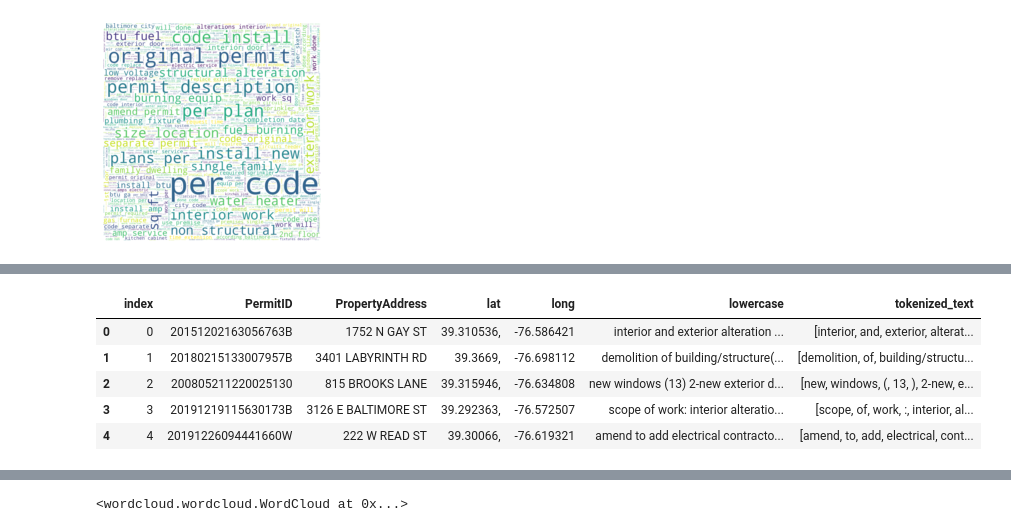
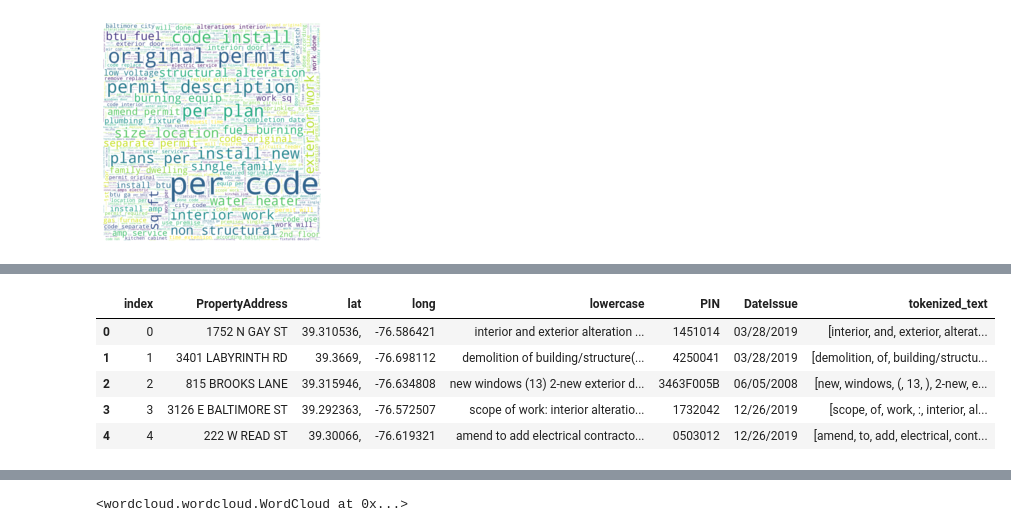
Before and after one commit to Gramir10/Construction-Permit-Text-Analysis, a Jupyter notebook: CPTA_project.ipynb, the cells around one changed output, grey strips where cells are left out. Cells and saved outputs as stored; diff of their text form; code cells hidden in the pictures.

```diff
--- a/CPTA_project.ipynb
+++ b/CPTA_project.ipynb
@@ -71,0 +118,5 @@ house_permit_from_file.head()
+# %%
+house_permit_from_file['Block'] = house_permit_from_file['Block'].str.zfill(4)
+house_permit_from_file['Lot'] = house_permit_from_file['Lot'].str.zfill(3)
+house_permit_from_file['PIN'] = house_permit_from_file['Block'] + house_permit_from_file['Lot']
+house_permit_from_file.head()
@@ -136,11 +197,11 @@ house_permit_from_file['tokenized_text'] = house_permit_from_file['lowercase'].a
 # %%
-house_permit_from_file_filter = house_permit_from_file.filter(items = ['PermitID','PropertyAddress','lat','long','lowercase','tokenized_text']).reset_index()
+house_permit_from_file_filter = house_permit_from_file.filter(items = ['PropertyAddress','lat','long','lowercase','PIN','DateIssue','tokenized_text']).reset_index()
 house_permit_from_file_filter.head()
 # %% [output]
-|  | index | PermitID | PropertyAddress | lat | long | lowercase | tokenized_text |
-| 0 | 0 | 20151202163056763B | 1752 N GAY ST | 39.310536, | -76.586421 | interior and exterior alteration ... | [interior, and, exterior, alterat... |
-| 1 | 1 | 20180215133007957B | 3401 LABYRINTH RD | 39.3669, | -76.698112 | demolition of building/structure(... | [demolition, of, building/structu... |
-| 2 | 2 | 200805211220025130 | 815 BROOKS LANE | 39.315946, | -76.634808 | new windows (13) 2-new exterior d... | [new, windows, (, 13, ), 2-new, e... |
-| 3 | 3 | 20191219115630173B | 3126 E BALTIMORE ST | 39.292363, | -76.572507 | scope of work: interior alteratio... | [scope, of, work, :, interior, al... |
-| 4 | 4 | 20191226094441660W | 222 W READ ST | 39.30066, | -76.619321 | amend to add electrical contracto... | [amend, to, add, electrical, cont... |
+|  | index | PropertyAddress | lat | long | lowercase | PIN | DateIssue | tokenized_text |
+| 0 | 0 | 1752 N GAY ST | 39.310536, | -76.586421 | interior and exterior alteration ... | 1451014 | 03/28/2019 | [interior, and, exterior, alterat... |
+| 1 | 1 | 3401 LABYRINTH RD | 39.3669, | -76.698112 | demolition of building/structure(... | 4250041 | 03/28/2019 | [demolition, of, building/structu... |
+| 2 | 2 | 815 BROOKS LANE | 39.315946, | -76.634808 | new windows (13) 2-new exterior d... | 3463F005B | 06/05/2008 | [new, windows, (, 13, ), 2-new, e... |
+| 3 | 3 | 3126 E BALTIMORE ST | 39.292363, | -76.572507 | scope of work: interior alteratio... | 1732042 | 12/26/2019 | [scope, of, work, :, interior, al... |
+| 4 | 4 | 222 W READ ST | 39.30066, | -76.619321 | amend to add electrical contracto... | 0503012 | 12/26/2019 | [amend, to, add, electrical, cont... |
 # %%
```
Also changed, not shown: parts of 25 cells of this notebook, 1 other file.
